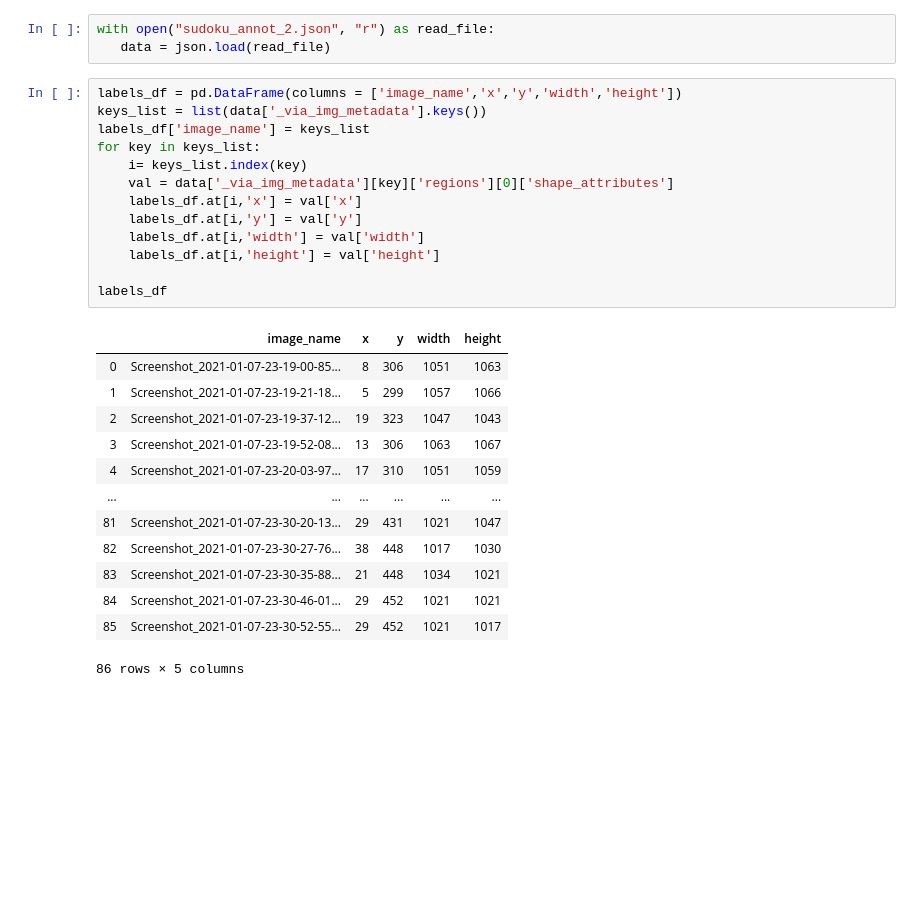
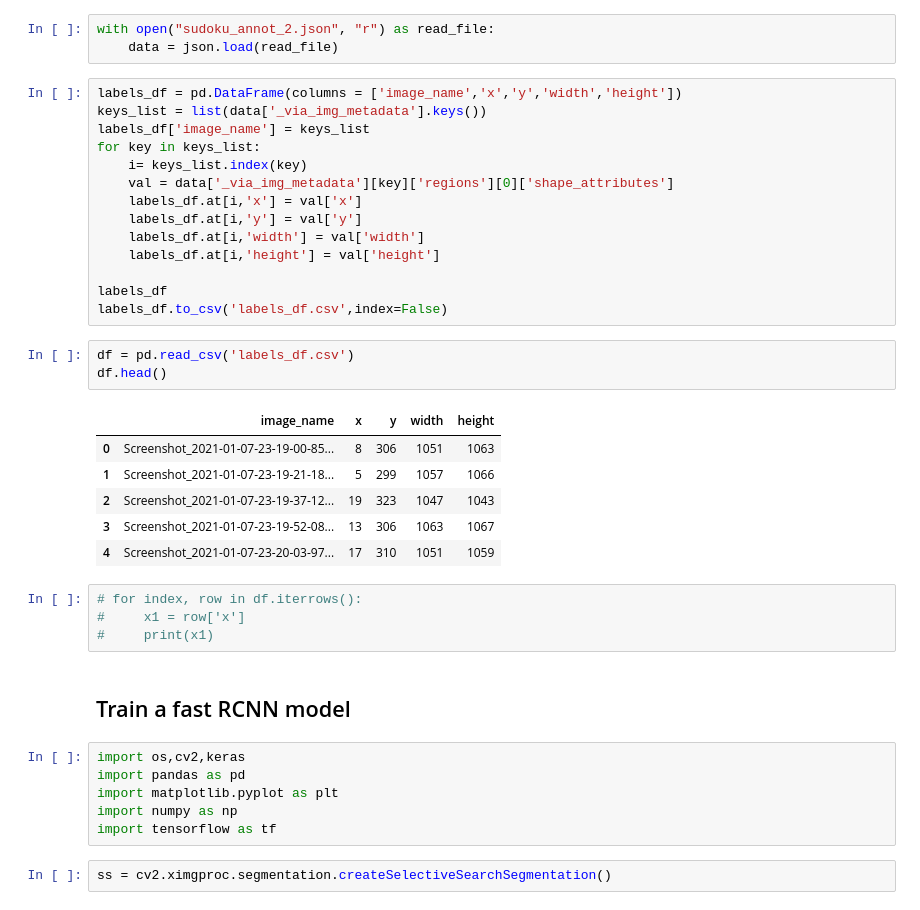
Before and after one commit to niharikakumari/Sudoku-HoughLine-OCR, a Jupyter notebook: OD model for sudoku.ipynb, the cells around one changed output. Saved outputs shown, nothing was run; the diff lists cells and outputs as text; blank space fills up the shorter version.

```diff
--- a/OD model for sudoku.ipynb
+++ b/OD model for sudoku.ipynb
@@ -7,6 +11,6 @@ from PIL import Image
 # %%
 with open("sudoku_annot_2.json", "r") as read_file:
-   data = json.load(read_file)
+    data = json.load(read_file)
 # %%
 labels_df = pd.DataFrame(columns = ['image_name','x','y','width','height'])
 keys_list = list(data['_via_img_metadata'].keys())
@@ -20,17 +24,28 @@ for key in keys_list:
     labels_df.at[i,'height'] = val['height']
 
 labels_df
+labels_df.to_csv('labels_df.csv',index=False)
-# %% [output]
-|  | image_name | x | y | width | height |
-| 0 | Screenshot_2021-01-07-23-19-00-85... | 8 | 306 | 1051 | 1063 |
-| 1 | Screenshot_2021-01-07-23-19-21-18... | 5 | 299 | 1057 | 1066 |
-| 2 | Screenshot_2021-01-07-23-19-37-12... | 19 | 323 | 1047 | 1043 |
-| 3 | Screenshot_2021-01-07-23-19-52-08... | 13 | 306 | 1063 | 1067 |
-| 4 | Screenshot_2021-01-07-23-20-03-97... | 17 | 310 | 1051 | 1059 |
-| ... | ... | ... | ... | ... | ... |
-| 81 | Screenshot_2021-01-07-23-30-20-13... | 29 | 431 | 1021 | 1047 |
-| 82 | Screenshot_2021-01-07-23-30-27-76... | 38 | 448 | 1017 | 1030 |
-| 83 | Screenshot_2021-01-07-23-30-35-88... | 21 | 448 | 1034 | 1021 |
-| 84 | Screenshot_2021-01-07-23-30-46-01... | 29 | 452 | 1021 | 1021 |
-| 85 | Screenshot_2021-01-07-23-30-52-55... | 29 | 452 | 1021 | 1017 |
-86 rows × 5 columns
+# %%
+df = pd.read_csv('labels_df.csv')
+df.head()
+# %% [output]
+|  | image_name | x | y | width | height |
+| 0 | Screenshot_2021-01-07-23-19-00-85... | 8 | 306 | 1051 | 1063 |
+| 1 | Screenshot_2021-01-07-23-19-21-18... | 5 | 299 | 1057 | 1066 |
+| 2 | Screenshot_2021-01-07-23-19-37-12... | 19 | 323 | 1047 | 1043 |
+| 3 | Screenshot_2021-01-07-23-19-52-08... | 13 | 306 | 1063 | 1067 |
+| 4 | Screenshot_2021-01-07-23-20-03-97... | 17 | 310 | 1051 | 1059 |
+# %%
+# for index, row in df.iterrows():
+#     x1 = row['x']
+#     print(x1)
+# %% [markdown]
+## Train a fast RCNN model
+# %%
+import os,cv2,keras
+import pandas as pd
+import matplotlib.pyplot as plt
+import numpy as np
+import tensorflow as tf
+# %%
+ss = cv2.ximgproc.segmentation.createSelectiveSearchSegmentation()
```
Also changed, not shown: parts of 11 cells of this notebook.
